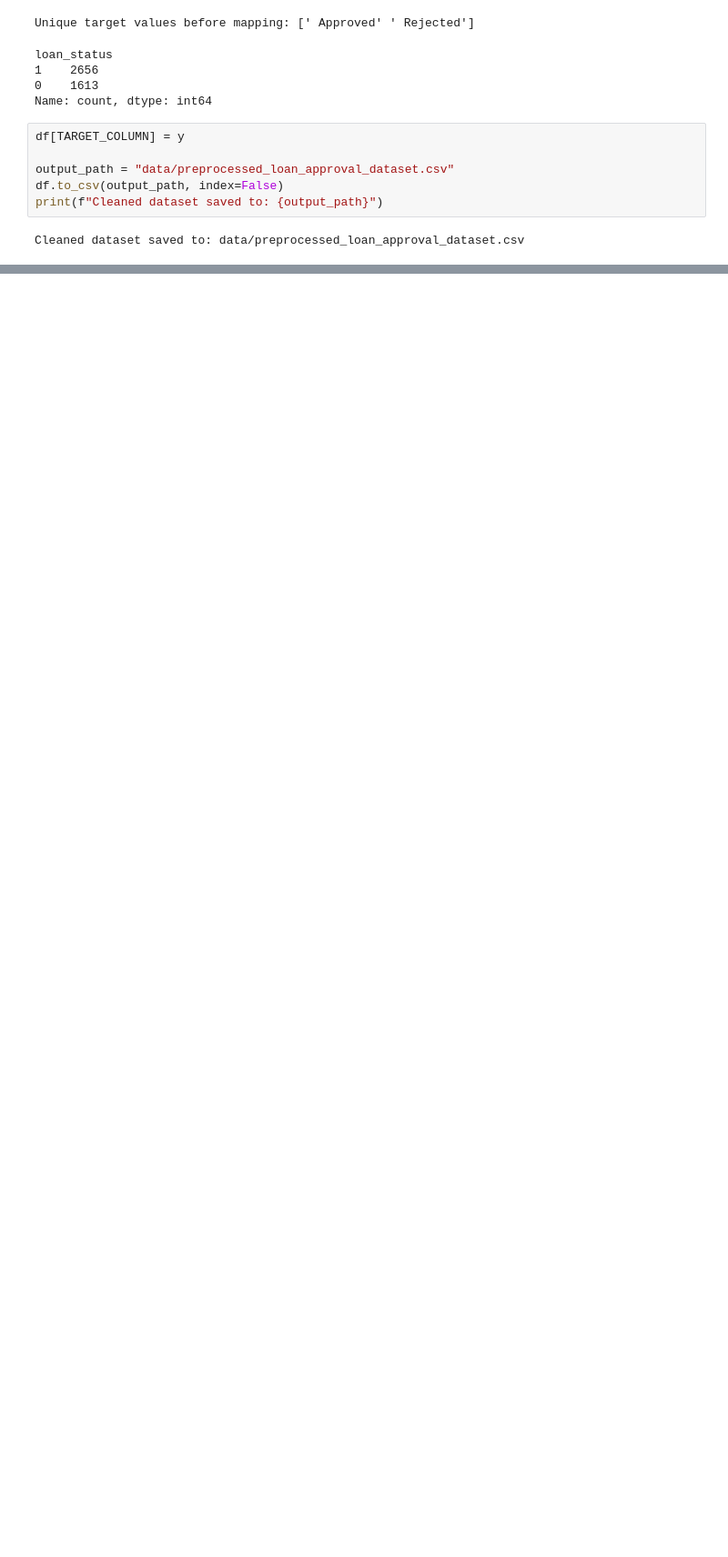
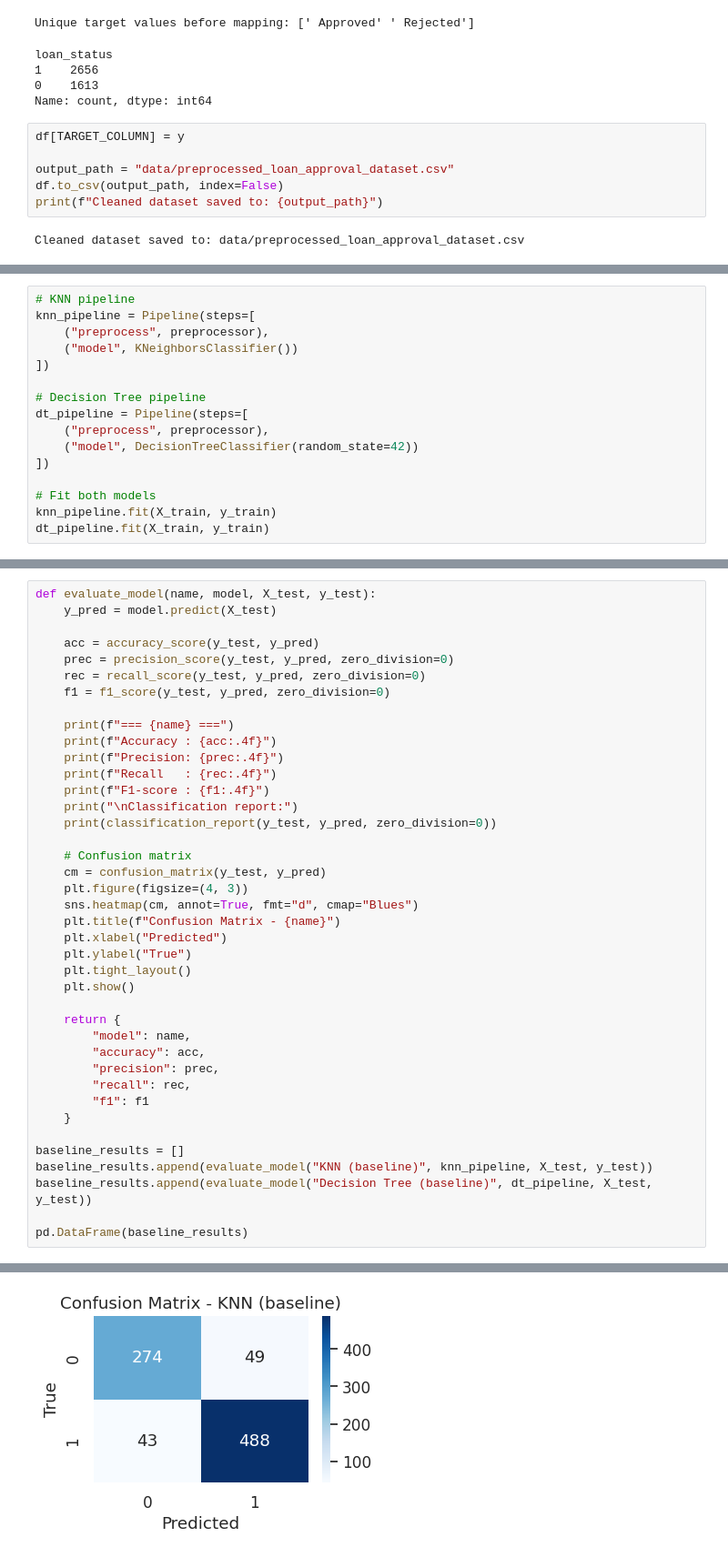
Before and after one commit to mainul-hira/validata-predict-loan-approval, a Jupyter notebook: predict_loan_approval.ipynb, the cells around one changed output, grey strips where cells are left out. Shown at 91% size. Cells and saved outputs as stored; diff of their text form; blank space fills up the shorter version.

Commit message:
complete traing and evaluating knn and decision tree models

```diff
--- a/predict_loan_approval.ipynb
+++ b/predict_loan_approval.ipynb
@@ -105,0 +161,16 @@ Cleaned dataset saved to: data/preprocessed_loan_approval_dataset.csv
+# %%
+# KNN pipeline
+knn_pipeline = Pipeline(steps=[
+    ("preprocess", preprocessor),
+    ("model", KNeighborsClassifier())
+])
+
+# Decision Tree pipeline
+dt_pipeline = Pipeline(steps=[
+    ("preprocess", preprocessor),
+    ("model", DecisionTreeClassifier(random_state=42))
+])
+
+# Fit both models
+knn_pipeline.fit(X_train, y_train)
+dt_pipeline.fit(X_train, y_train)
@@ -105,0 +197,41 @@ Cleaned dataset saved to: data/preprocessed_loan_approval_dataset.csv
+# %%
+def evaluate_model(name, model, X_test, y_test):
+    y_pred = model.predict(X_test)
+
+    acc = accuracy_score(y_test, y_pred)
+    prec = precision_score(y_test, y_pred, zero_division=0)
+    rec = recall_score(y_test, y_pred, zero_division=0)
+    f1 = f1_score(y_test, y_pred, zero_division=0)
+
+    print(f"=== {name} ===")
+    print(f"Accuracy : {acc:.4f}")
+    print(f"Precision: {prec:.4f}")
+    print(f"Recall   : {rec:.4f}")
+    print(f"F1-score : {f1:.4f}")
+    print("\nClassification report:")
+    print(classification_report(y_test, y_pred, zero_division=0))
+
+    # Confusion matrix
+    cm = confusion_matrix(y_test, y_pred)
+    plt.figure(figsize=(4, 3))
+    sns.heatmap(cm, annot=True, fmt="d", cmap="Blues")
+    plt.title(f"Confusion Matrix - {name}")
+    plt.xlabel("Predicted")
+    plt.ylabel("True")
+    plt.tight_layout()
+    plt.show()
+
+    return {
+        "model": name,
+        "accuracy": acc,
+        "precision": prec,
+        "recall": rec,
+        "f1": f1
+    }
+
+baseline_results = []
+baseline_results.append(evaluate_model("KNN (baseline)", knn_pipeline, X_test, y_test))
+baseline_results.append(evaluate_model("Decision Tree (baseline)", dt_pipeline, X_test, y_test))
+
+pd.DataFrame(baseline_results)
+# %% [output]
@@ -105,0 +253 @@ Cleaned dataset saved to: data/preprocessed_loan_approval_dataset.csv
+[figure, added]
```
Also changed, not shown: parts of 17 cells of this notebook.
